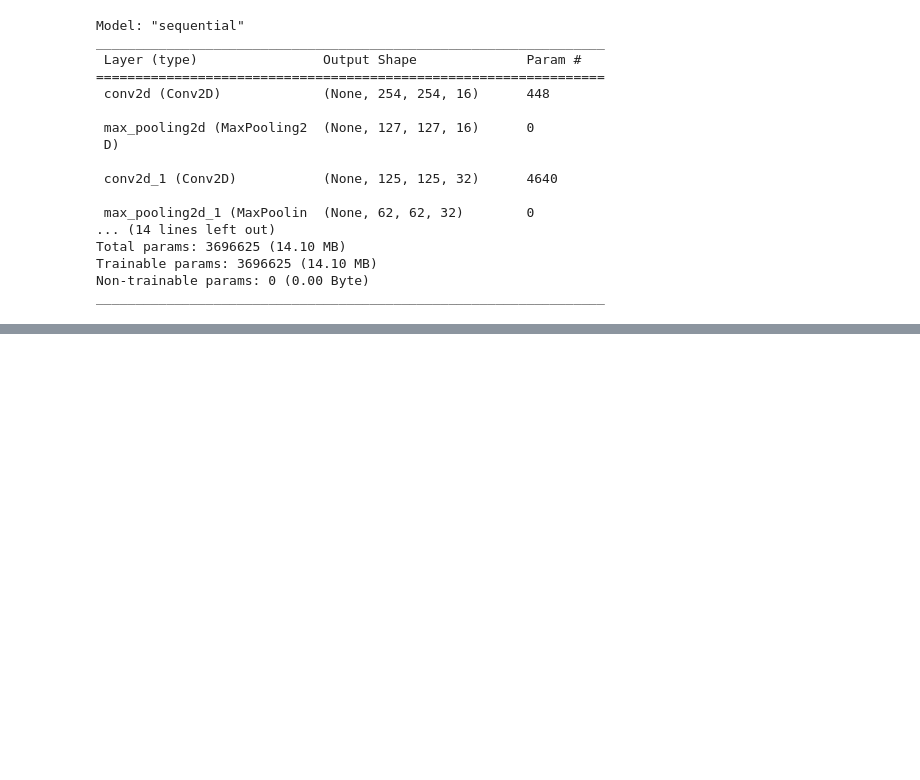
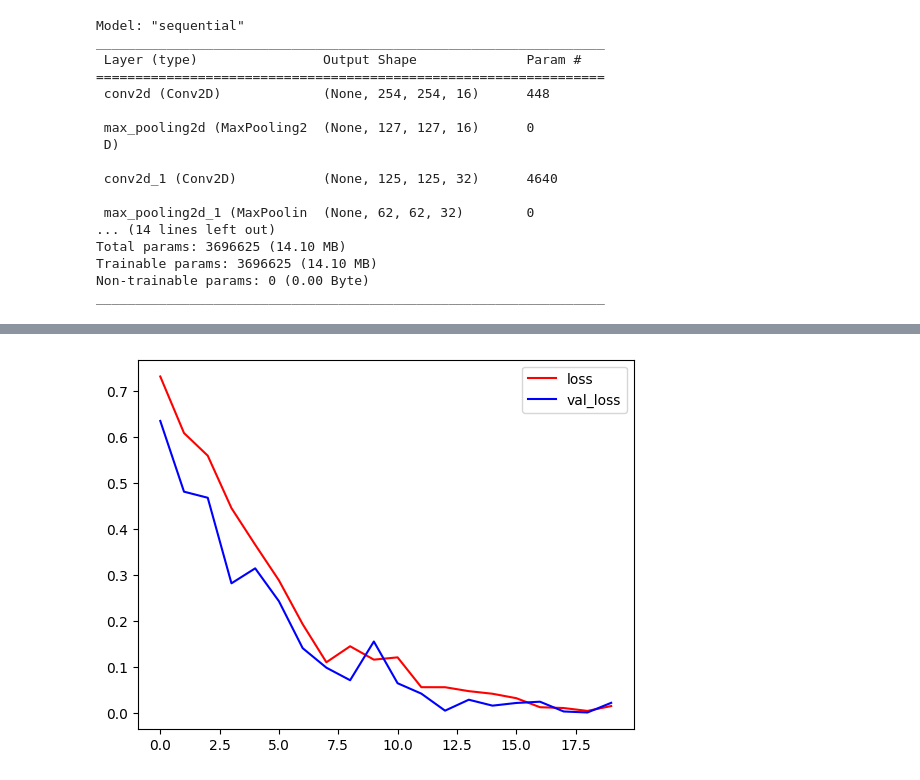
Before and after one commit to VishalVinayRam/Image_classification-using-CNN, a Jupyter notebook: mains.ipynb, the cells around one changed output, grey strips where cells are left out. Cells and saved outputs as stored; diff of their text form; code cells hidden in the pictures; blank space fills up the shorter version.

```diff
--- a/mains.ipynb
+++ b/mains.ipynb
@@ -135,3 +135,8 @@ Total params: 3696625 (14.10 MB)
 Trainable params: 3696625 (14.10 MB)
 Non-trainable params: 0 (0.00 Byte)
 _________________________________________________________________
+# %%
+logging = 'logs'
+callbacks =  tf.keras.callbacks.TensorBoard(log_dir = logging)
+# %%
+trained = model.fit(train,epochs=20,validation_data=  val,callbacks =[callbacks])
@@ -137,0 +161,8 @@ _________________________________________________________________
+# %%
+fig = plt.figure()
+plt.plot(trained.history['loss'],color='red',label='loss')
+plt.plot(trained.history['val_loss'],color='blue',label='val_loss')
+plt.legend()
+plt.show();
+# %% [output]
+[figure, added]
```
Also changed, not shown: parts of 1 cell of this notebook.
